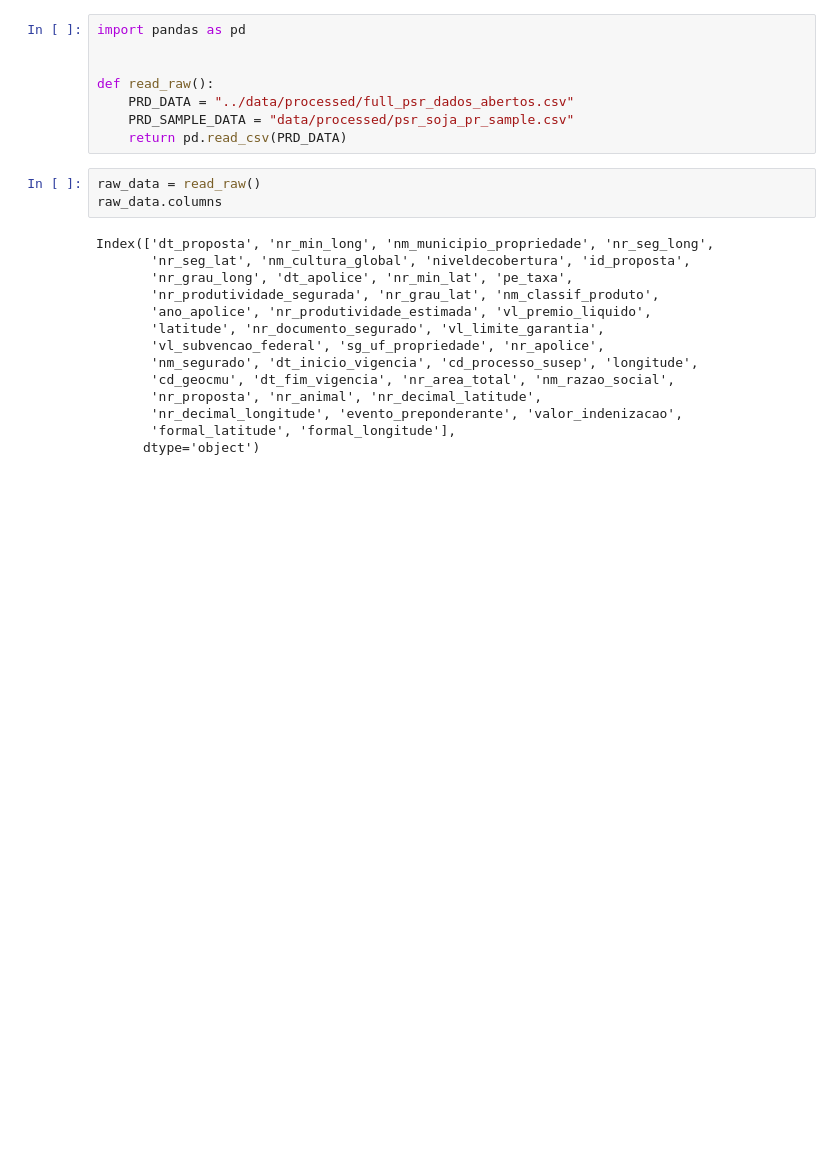
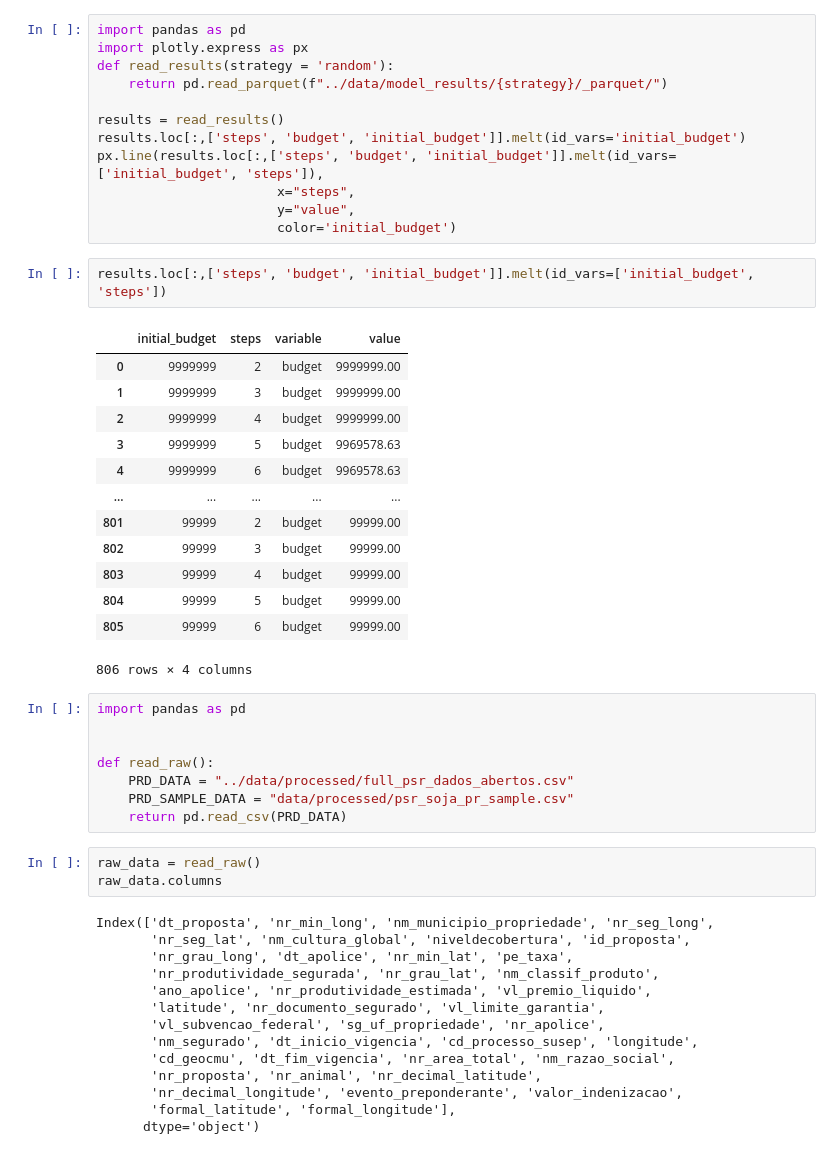
Before and after one commit to nandevers/DeFraud, a Jupyter notebook: notebooks/workstation.ipynb, the cells around one changed output. Saved outputs shown, nothing was run; the diff lists cells and outputs as text; blank space fills up the shorter version.

```diff
--- a/notebooks/workstation.ipynb
+++ b/notebooks/workstation.ipynb
@@ -1,3 +1,31 @@
+# %%
+import pandas as pd
+import plotly.express as px
+def read_results(strategy = 'random'):
+    return pd.read_parquet(f"../data/model_results/{strategy}/_parquet/")
+
+results = read_results()
+results.loc[:,['steps', 'budget', 'initial_budget']].melt(id_vars='initial_budget')
+px.line(results.loc[:,['steps', 'budget', 'initial_budget']].melt(id_vars=['initial_budget', 'steps']),
+                       x="steps",
+                       y="value",
+                       color='initial_budget')
+# %%
+results.loc[:,['steps', 'budget', 'initial_budget']].melt(id_vars=['initial_budget', 'steps'])
+# %% [output]
+|  | initial_budget | steps | variable | value |
+| 0 | 9999999 | 2 | budget | 9999999.00 |
+| 1 | 9999999 | 3 | budget | 9999999.00 |
+| 2 | 9999999 | 4 | budget | 9999999.00 |
+| 3 | 9999999 | 5 | budget | 9969578.63 |
+| 4 | 9999999 | 6 | budget | 9969578.63 |
+| ... | ... | ... | ... | ... |
+| 801 | 99999 | 2 | budget | 99999.00 |
+| 802 | 99999 | 3 | budget | 99999.00 |
+| 803 | 99999 | 4 | budget | 99999.00 |
+| 804 | 99999 | 5 | budget | 99999.00 |
+| 805 | 99999 | 6 | budget | 99999.00 |
+806 rows × 4 columns
 # %%
 import pandas as pd
 
```
Also changed, not shown: 28 other files.
